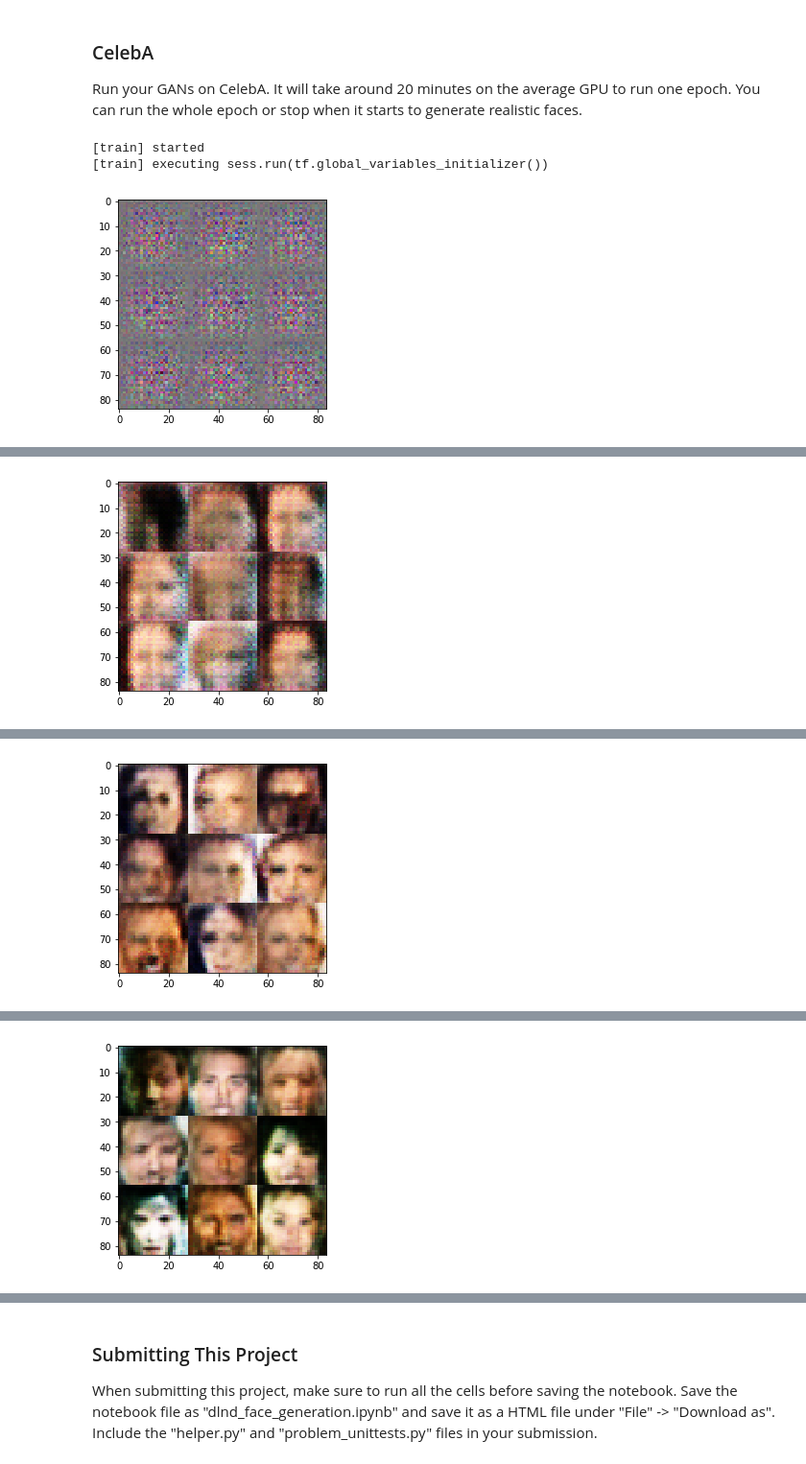
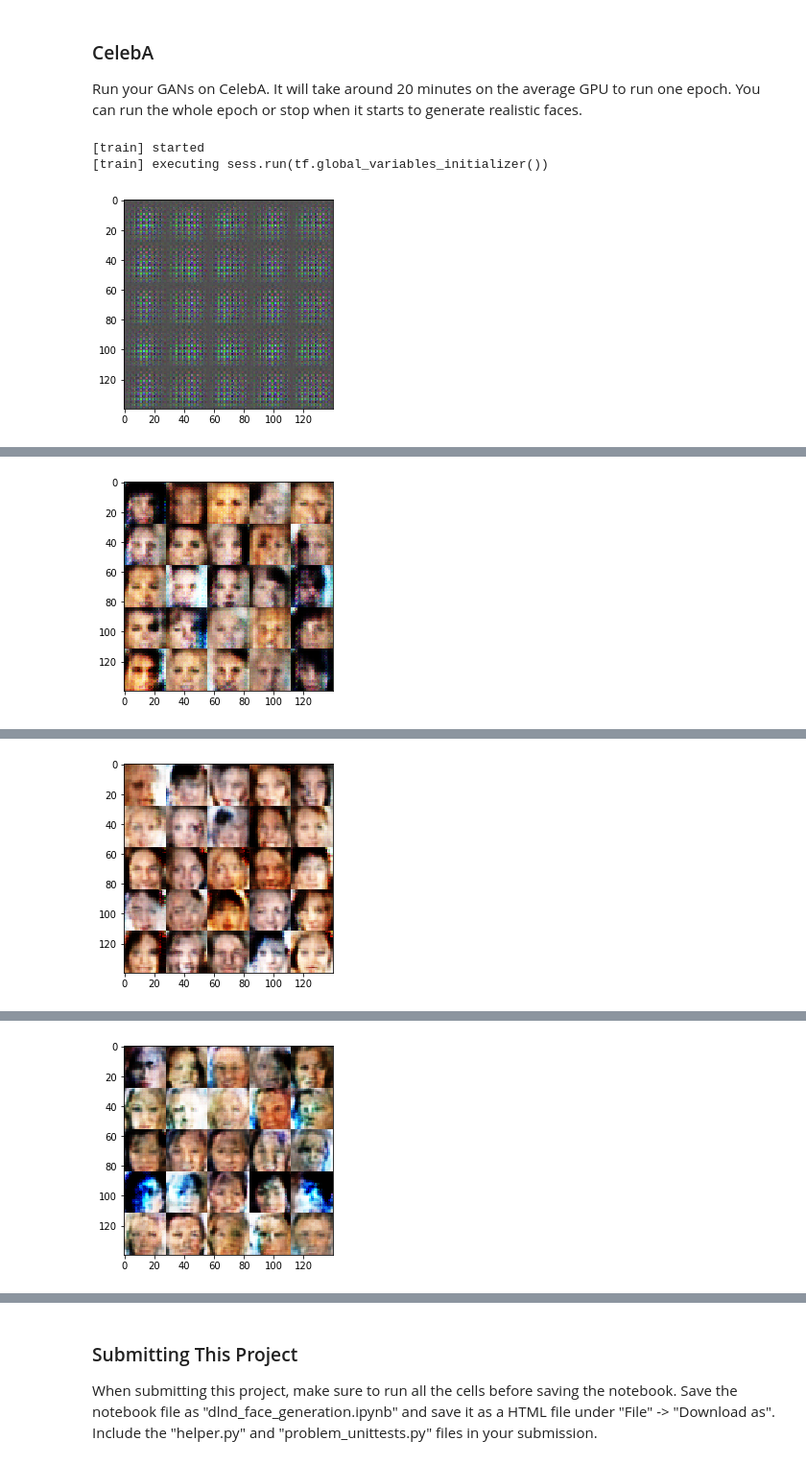
Before and after one commit to ddhatt/dlnd, a Jupyter notebook: dlnd_face_generation.ipynb, the cells around one changed output, grey strips where cells are left out. Shown at 96% size. Saved outputs shown, nothing was run; the diff lists cells and outputs as text; code cells hidden in the pictures.

```diff
--- a/dlnd_face_generation.ipynb
+++ b/dlnd_face_generation.ipynb
@@ -240,12 +240,14 @@ def model_loss(input_real, input_z, out_channel_dim):
     :return: A tuple of (discriminator loss, generator loss)
     """
     # TODO: Implement Function
+    smoothing = 0.9  # factor applied to label smoothing in discriminator loss calculation
+
     g_model = generator(input_z, out_channel_dim)
     d_model_real, d_logits_real = discriminator(input_real)
     d_model_fake, d_logits_fake = discriminator(g_model, reuse = True)
 
     d_loss_real = tf.reduce_mean(
-        tf.nn.sigmoid_cross_entropy_with_logits(logits=d_logits_real, labels=tf.ones_like(d_model_real)))
+        tf.nn.sigmoid_cross_entropy_with_logits(logits=d_logits_real, labels=tf.ones_like(d_model_real) * smoothing))
     d_loss_fake = tf.reduce_mean(
         tf.nn.sigmoid_cross_entropy_with_logits(logits=d_logits_fake, labels=tf.zeros_like(d_model_fake)))
     g_loss = tf.reduce_mean(
@@ -381,10 +383,12 @@ def train(epoch_count, batch_size, z_dim, learning_rate, beta1, get_batches, dat
                 # Run optimizers
                 _ = sess.run(d_train_opt, feed_dict={input_images: batch_images, z_data: batch_z, l_r: learning_rate})
                 _ = sess.run(g_train_opt, feed_dict={input_images: batch_images, z_data: batch_z, l_r: learning_rate})
+                # try training generator twice for each discriminator???
+                #_ = sess.run(g_train_opt, feed_dict={input_images: batch_images, z_data: batch_z, l_r: learning_rate})
 
                 # show output occasionally
                 if (batch_num % show_image_every) == 0:
-                    show_generator_output(sess, n_images = 9, input_z = z_data, out_channel_dim = data_shape[3], image_mode = data_image_mode)
+                    show_generator_output(sess, n_images = 25, input_z = z_data, out_channel_dim = data_shape[3], image_mode = data_image_mode)
 
                 # show loss occasionally
                 if (batch_num % show_loss_every) == 0:
@@ -392,7 +396,7 @@ def train(epoch_count, batch_size, z_dim, learning_rate, beta1, get_batches, dat
                     train_loss_d = d_loss.eval({input_images: batch_images, z_data: batch_z, l_r: learning_rate})
                     train_loss_g = g_loss.eval({input_images: batch_images, z_data: batch_z, l_r: learning_rate})
 
-                    print("Epoch {}/{} Batch {}...".format(epoch_i, epoch_count, batch_num),
+                    print("Epoch {}/{} Batch {}...".format(epoch_i + 1, epoch_count, batch_num),
                           "Discriminator Loss: {:.4f}...".format(train_loss_d),
                           "Generator Loss: {:.4f}".format(train_loss_g))
                 batch_num += 1
@@ -470,8 +474,8 @@ Run your GANs on CelebA.  It will take around 20 minutes on the average GPU to r
 # %%
 batch_size = 32
 z_dim = 100
-learning_rate = 0.0002
-beta1 = 0.5
+learning_rate = 0.0008
+beta1 = 0.2
 
 
 """
@@ -486,4 +490,4 @@ with tf.Graph().as_default():
 # %% [output]
 [train] started
 [train] executing sess.run(tf.global_variables_initializer())
-[figure, old version]
+[figure, new version]
@@ -495 +499 @@ Epoch 0/1 Batch 400... Discriminator Loss: 0.5040... Generator Loss: 1.5089
-[figure, old version]
+[figure, new version]
@@ -501 +505 @@ Epoch 0/1 Batch 900... Discriminator Loss: 0.8956... Generator Loss: 1.5277
-[figure, old version]
+[figure, new version]
@@ -507 +511 @@ Epoch 0/1 Batch 1400... Discriminator Loss: 1.2518... Generator Loss: 1.2482
-[figure, old version]
+[figure, new version]
```
Also changed, not shown: parts of 2 cells of this notebook.
